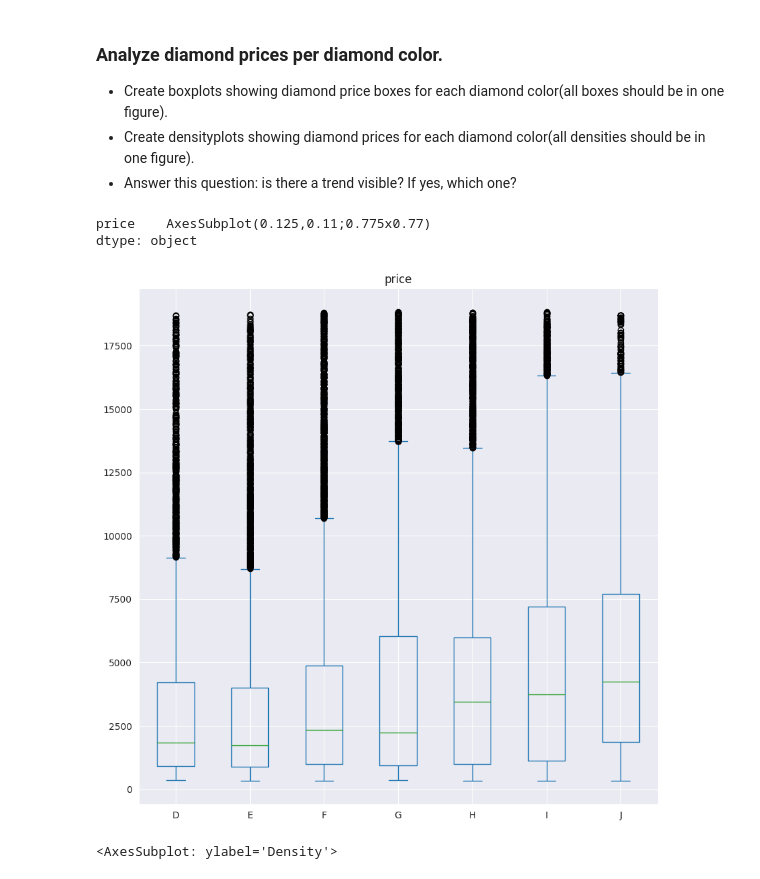
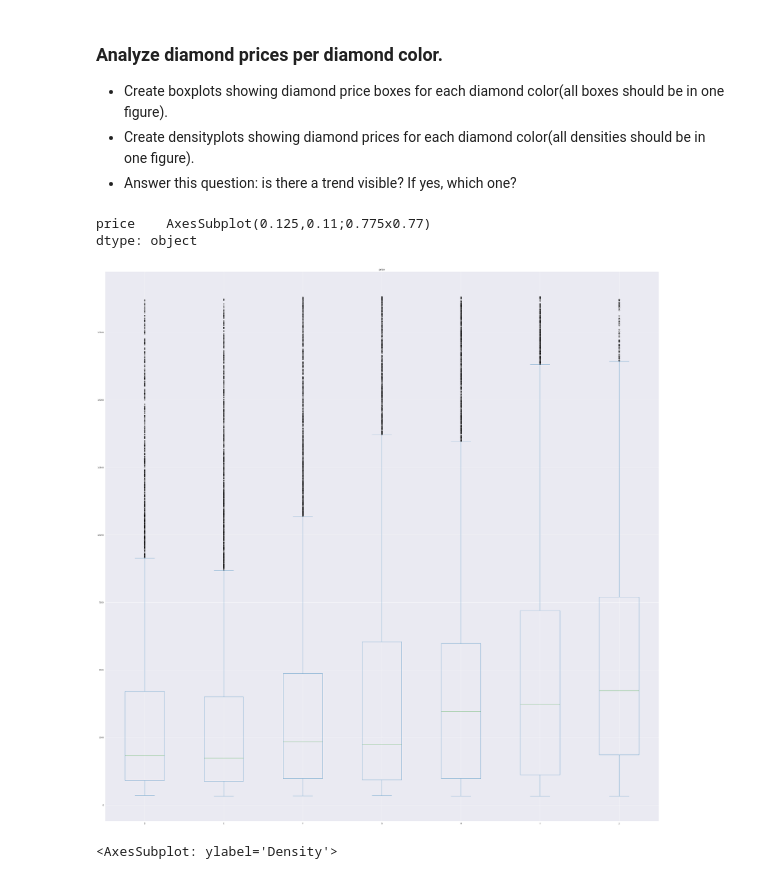
Before and after one commit to fweingartshofer/mc-ml, a Jupyter notebook: e01/01_diamond_prices.ipynb, the cells around one changed output. Drawn from its saved outputs; the diff is of its cells as text; code cells hidden in the pictures.

```diff
--- a/01_diamond_prices.ipynb
+++ b/e01/01_diamond_prices.ipynb
@@ -217,11 +217,11 @@ Is there a trend between the dimensions and the price?
 * Create densityplots showing diamond prices for each diamond color(all densities should be in one figure).
 * Answer this question: is there a trend visible? If yes, which one?
 # %%
-df[["price", "color"]].plot.box(by="color", figsize=(10,10))
+df[["price", "color"]].plot.box(by="color", figsize=(50,50))
 # %% [output]
 price    AxesSubplot(0.125,0.11;0.775x0.77)
 dtype: object
-[figure, old version]
+[figure, new version]
 # %%
 df[["price", "color"]].pivot(columns="color", values="price").plot.density(figsize=(10,10))
 # %% [output]
```
Also changed, not shown: parts of 2 cells of this notebook, 6 other files.
